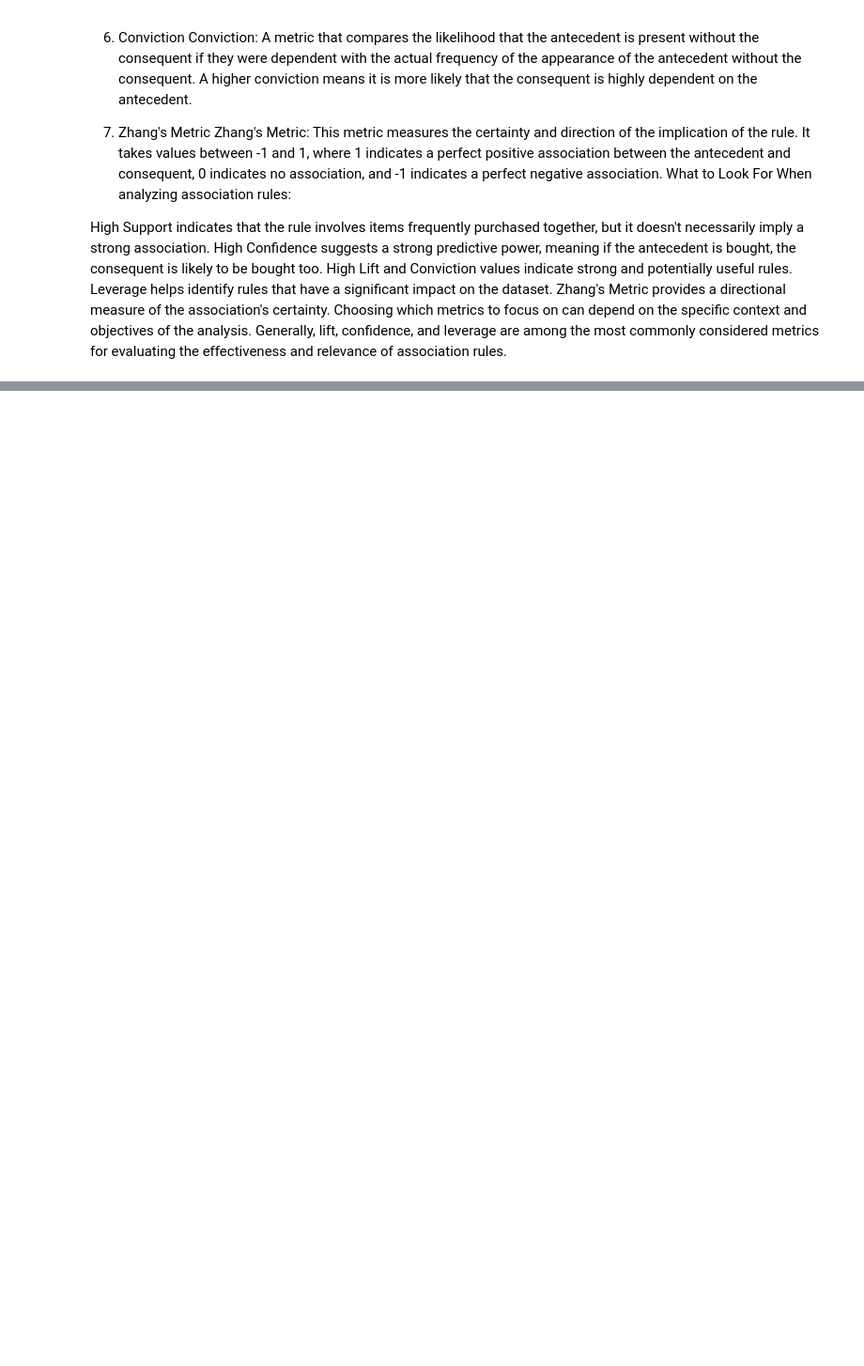
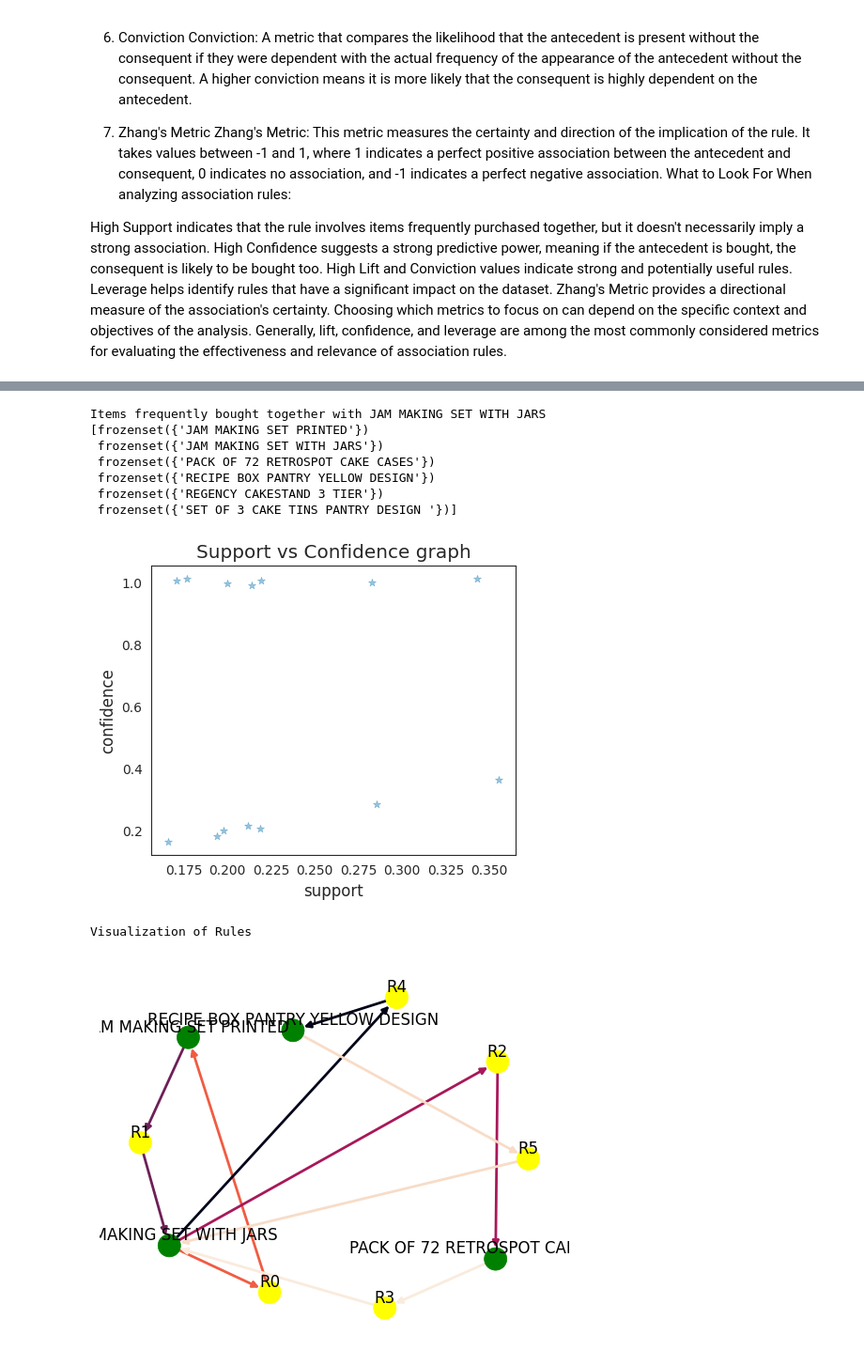
Before and after one commit to ankesh86/RecommendationSystems, a Jupyter notebook: AssociationRuleMining.ipynb, the cells around one changed output, grey strips where cells are left out. Shown at 94% size. Cells and saved outputs as stored; diff of their text form; code cells hidden in the pictures; blank space fills up the shorter version.

```diff
--- a/AssociationRuleMining.ipynb
+++ b/AssociationRuleMining.ipynb
@@ -492,0 +741,13 @@ Choosing which metrics to focus on can depend on the specific context and object
+# %%
+visualize_rules('JAM MAKING SET WITH JARS',6)
+# %% [output]
+Items frequently bought together with JAM MAKING SET WITH JARS
+[frozenset({'JAM MAKING SET PRINTED'})
+ frozenset({'JAM MAKING SET WITH JARS'})
+ frozenset({'PACK OF 72 RETROSPOT CAKE CASES'})
+ frozenset({'RECIPE BOX PANTRY YELLOW DESIGN'})
+ frozenset({'REGENCY CAKESTAND 3 TIER'})
+ frozenset({'SET OF 3 CAKE TINS PANTRY DESIGN '})]
+[figure, added]
+Visualization of Rules
+[figure, added]
```
Also changed, not shown: parts of 22 cells of this notebook.
